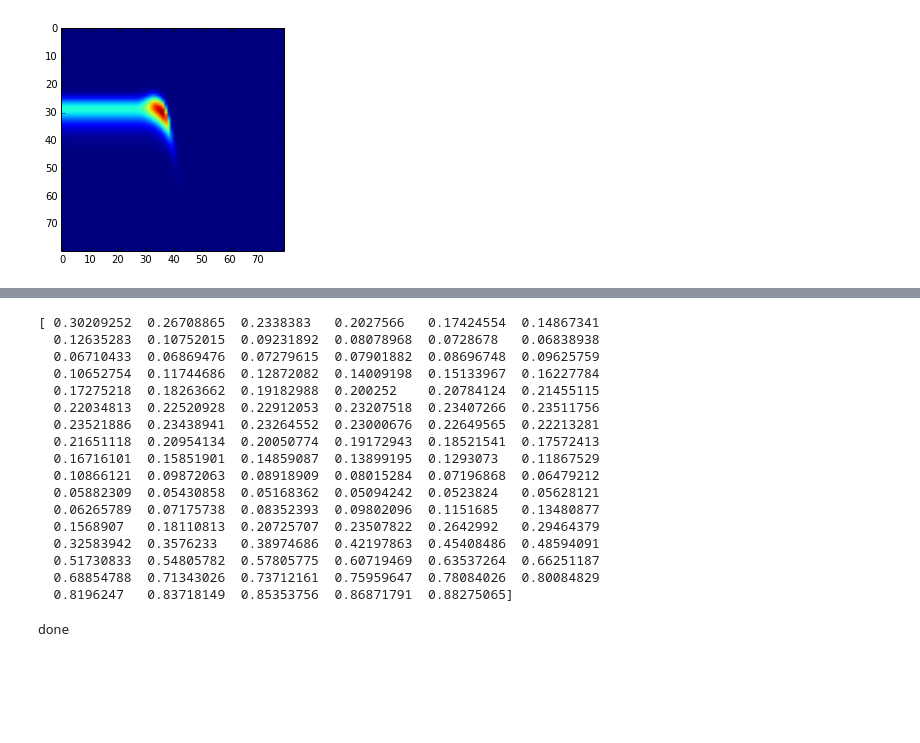
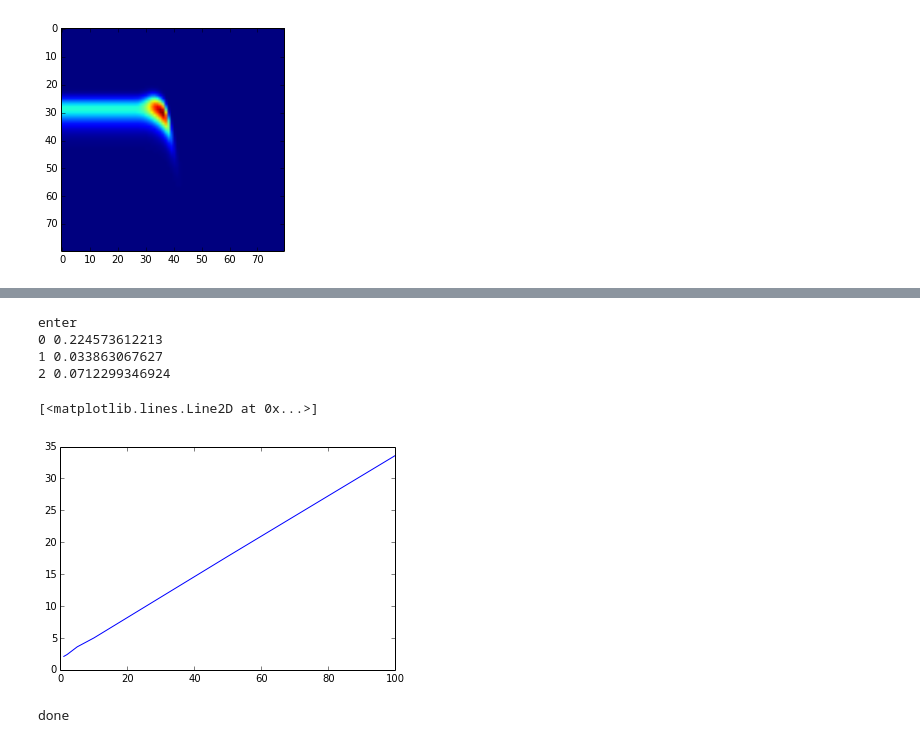
Before and after one commit to markm541374/ES, a Jupyter notebook: scatch.ipynb, the cells around one changed output, grey strips where cells are left out. Drawn from its saved outputs; the diff is of its cells as text; code cells hidden in the pictures; blank space fills up the shorter version.

```diff
--- a/scatch.ipynb
+++ b/scatch.ipynb
@@ -89,23 +91,21 @@ print si[21]
-# %%
-print H[:,21]
-# %% [output]
-[ 0.30209252  0.26708865  0.2338383   0.2027566   0.17424554  0.14867341
-  0.12635283  0.10752015  0.09231892  0.08078968  0.0728678   0.06838938
-  0.06710433  0.06869476  0.07279615  0.07901882  0.08696748  0.09625759
-  0.10652754  0.11744686  0.12872082  0.14009198  0.15133967  0.16227784
-  0.17275218  0.18263662  0.19182988  0.200252    0.20784124  0.21455115
-  0.22034813  0.22520928  0.22912053  0.23207518  0.23407266  0.23511756
-  0.23521886  0.23438941  0.23264552  0.23000676  0.22649565  0.22213281
-  0.21651118  0.20954134  0.20050774  0.19172943  0.18521541  0.17572413
-  0.16716101  0.15851901  0.14859087  0.13899195  0.1293073   0.11867529
-  0.10866121  0.09872063  0.08918909  0.08015284  0.07196868  0.06479212
-  0.05882309  0.05430858  0.05168362  0.05094242  0.0523824   0.05628121
-  0.06265789  0.07175738  0.08352393  0.09802096  0.1151685   0.13480877
-  0.1568907   0.18110813  0.20725707  0.23507822  0.2642992   0.29464379
-  0.32583942  0.3576233   0.38974686  0.42197863  0.45408486  0.48594091
-  0.51730833  0.54805782  0.57805775  0.60719469  0.63537264  0.66251187
-  0.68854788  0.71343026  0.73712161  0.75959647  0.78084026  0.80084829
-  0.8196247   0.83718149  0.85353756  0.86871791  0.88275065]
+# %%
+H1=EntropyPredict.inferH(GG,sp.matrix(xi).T,si)
+# %% [output]
+enter
+0 0.224573612213
+1 0.033863067627
+2 0.0712299346924
+# %%
+#100 33.6
+#10 5.0
+#1 2.1
+a=[1,2,5,10,20,50,100]
+b=[2.1,2.4,3
+   .6,5.0,8.2,17.8,33.6]
+plt.plot(a,b)
+# %% [output]
+[<matplotlib.lines.Line2D at 0x...>]
+[figure, added]
 # %%
 
 from scipy import interpolate
```
Also changed, not shown: parts of 8 cells of this notebook, 5 other files.
